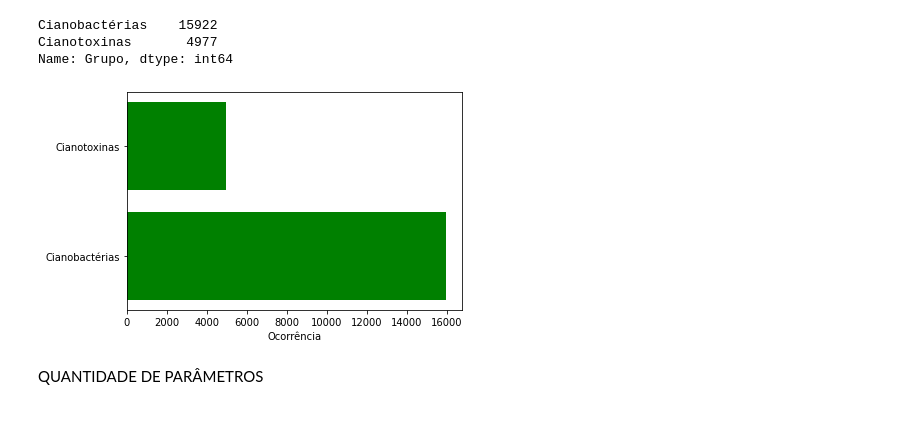
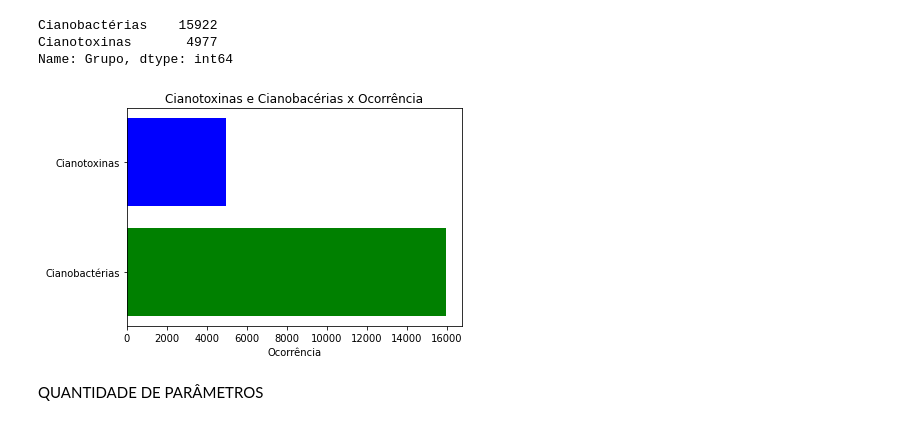
Before and after one commit to AwanneZanca/Analytics, a Jupyter notebook: Cianobactérias&Cianotoxinas.ipynb, the cells around one changed output. Cells and saved outputs as stored; diff of their text form; code cells hidden in the pictures.

```diff
--- a/Cianobactérias&Cianotoxinas.ipynb
+++ b/Cianobactérias&Cianotoxinas.ipynb
@@ -67,13 +67,17 @@ Cianobactérias    15922
 Cianotoxinas       4977
 Name: Grupo, dtype: int64
 # %%
-grupo = ['Cianobactérias', 'Cianotoxinas']
-quantidade  = [15933,4977]
-grp.barh(grupo,quantidade, color='green')
+grupo1 = ['Cianobactérias']
+grupo2=['Cianotoxinas']
+grp.title('Cianotoxinas e Cianobacérias x Ocorrência')
+quantidade1 = [15933]
+quantidade2  = [4977]
+grp.barh(grupo1,quantidade1, color ='green')
+grp.barh(grupo2,quantidade2, color ='blue')
 grp.xlabel('Ocorrência', fontsize=10)
 grp.show()
 # %% [output]
-[figure, old version]
+[figure, new version]
 # %% [markdown]
 QUANTIDADE DE PARÂMETROS
 # %%
```
Also changed, not shown: parts of 9 cells of this notebook.
